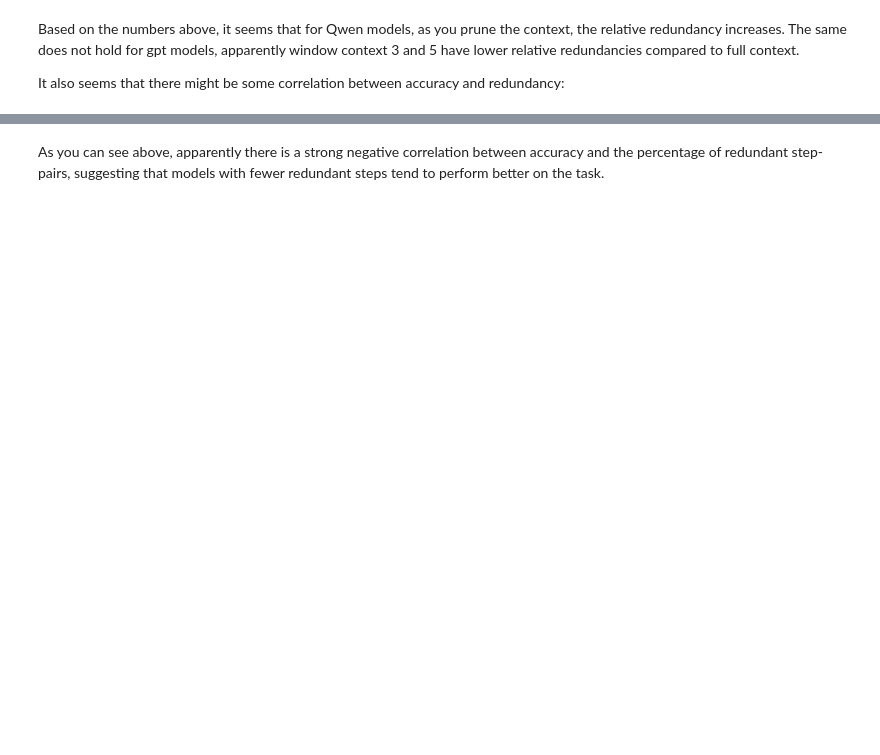
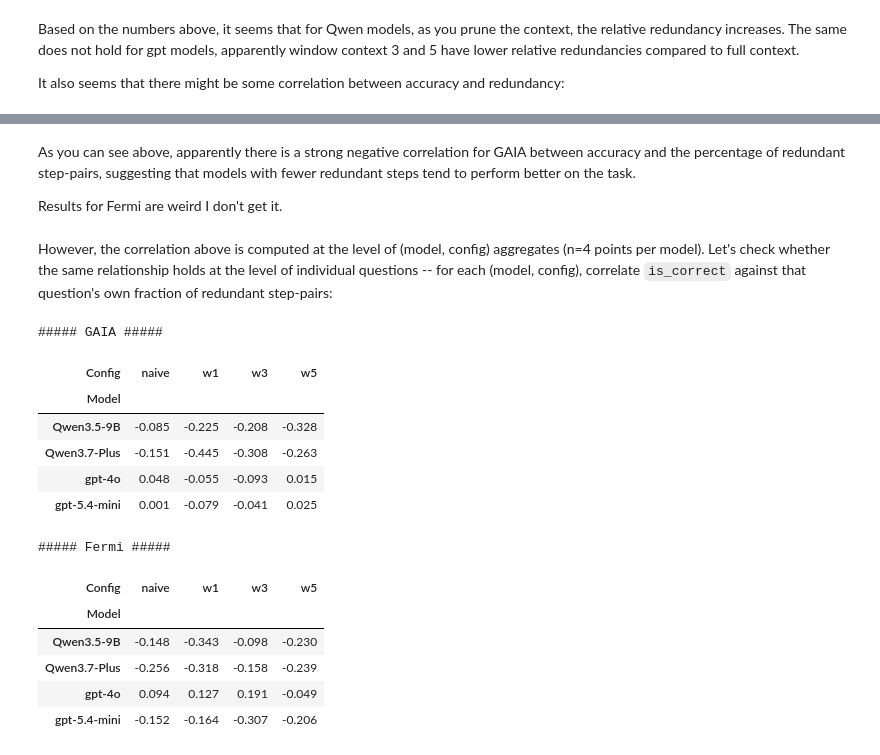
Before and after one commit to PoorvaGarg/smolagents, a Jupyter notebook: notes.ipynb, the cells around one changed output, grey strips where cells are left out. Cells and saved outputs as stored; diff of their text form; code cells hidden in the pictures; blank space fills up the shorter version.

```diff
--- a/notes.ipynb
+++ b/notes.ipynb
@@ -313,2 +447,69 @@ Per-model correlation (accuracy vs. % redundant), n=4 configs (naive, w1, w3, w5
 # %% [markdown]
-As you can see above, apparently there is a strong negative correlation between accuracy and the percentage of redundant step-pairs, suggesting that models with fewer redundant steps tend to perform better on the task.
+As you can see above, apparently there is a strong negative correlation for GAIA between accuracy and the percentage of redundant step-pairs, suggesting that models with fewer redundant steps tend to perform better on the task.
+
+Results for Fermi are weird I don't get it.
+# %% [markdown]
+However, the correlation above is computed at the level of (model, config) aggregates (n=4 points per model). Let's check whether the same relationship holds at the level of individual questions -- for each (model, config), correlate `is_correct` against that question's own fraction of redundant step-pairs:
+# %%
+from collections import Counter
+
+# Reuses CONFIG_DIRS, FERMI_CONFIG_DIRS, CONFIG_ORDER, and load_redundant_pairs from the cells above.
+
+def question_level_stats(model_name: str, config_name: str, pkl_dir: Path, prefix: str = "") -> list[dict]:
+    """One row per question in this (model, config): its score (float -- 1.0/0.0 for GAIA's
+    exact-match boolean, continuous 0-1 for Fermi), and the fraction of its own consecutive
+    step-pairs the judge flagged as redundant."""
+    findings = load_redundant_pairs(model_name, config_name, prefix)
+    redundant_counts = Counter(f["task_id"] for f in findings)
+
+    rows = []
+    for pkl_file in pkl_dir.glob("*.pkl"):
+        with open(pkl_file, "rb") as f:
+            traj = pickle.load(f)
+        task_id = traj.get("task_id", "?")
+        n_pairs = max(0, traj.get("num_steps", 0) - 1)
+        if n_pairs == 0:
+            continue
+        rows.append({
+            "is_correct": float(traj.get("is_correct", False) or 0.0),
+            "fraction_redundant": redundant_counts.get(task_id, 0) / n_pairs,
+        })
+    return rows
+
+
+def build_question_corr_df(config_dirs: dict, prefix: str = "") -> pd.DataFrame:
+    rows = []
+    for model_name, configs in config_dirs.items():
+        for config_name, pkl_dir in configs.items():
+            if not pkl_dir.exists():
+                continue
+            qrows = question_level_stats(model_name, config_name, pkl_dir, prefix)
+            qdf = pd.DataFrame(qrows)
+            corr = qdf["is_correct"].corr(qdf["fraction_redundant"])
+            rows.append({"Model": model_name, "Config": config_name, "r": round(corr, 3)})
+    return pd.DataFrame(rows)
+
+
+gaia_question_corr_df = build_question_corr_df(CONFIG_DIRS)
+fermi_question_corr_df = build_question_corr_df(FERMI_CONFIG_DIRS, prefix="fermi_")
+
+print("##### GAIA #####")
+display(gaia_question_corr_df.pivot(index="Model", columns="Config", values="r")[CONFIG_ORDER])
+
+print("\n##### Fermi #####")
+display(fermi_question_corr_df.pivot(index="Model", columns="Config", values="r")[CONFIG_ORDER])
+# %% [output]
+##### GAIA #####
+| Config | naive | w1 | w3 | w5 |
+| Model |  |  |  |  |
+| Qwen3.5-9B | -0.085 | -0.225 | -0.208 | -0.328 |
+| Qwen3.7-Plus | -0.151 | -0.445 | -0.308 | -0.263 |
+| gpt-4o | 0.048 | -0.055 | -0.093 | 0.015 |
+| gpt-5.4-mini | 0.001 | -0.079 | -0.041 | 0.025 |
+##### Fermi #####
+| Config | naive | w1 | w3 | w5 |
+| Model |  |  |  |  |
+| Qwen3.5-9B | -0.148 | -0.343 | -0.098 | -0.230 |
+| Qwen3.7-Plus | -0.256 | -0.318 | -0.158 | -0.239 |
+| gpt-4o | 0.094 | 0.127 | 0.191 | -0.049 |
+| gpt-5.4-mini | -0.152 | -0.164 | -0.307 | -0.206 |
```
Also changed, not shown: parts of 7 cells of this notebook, 8 other files.
